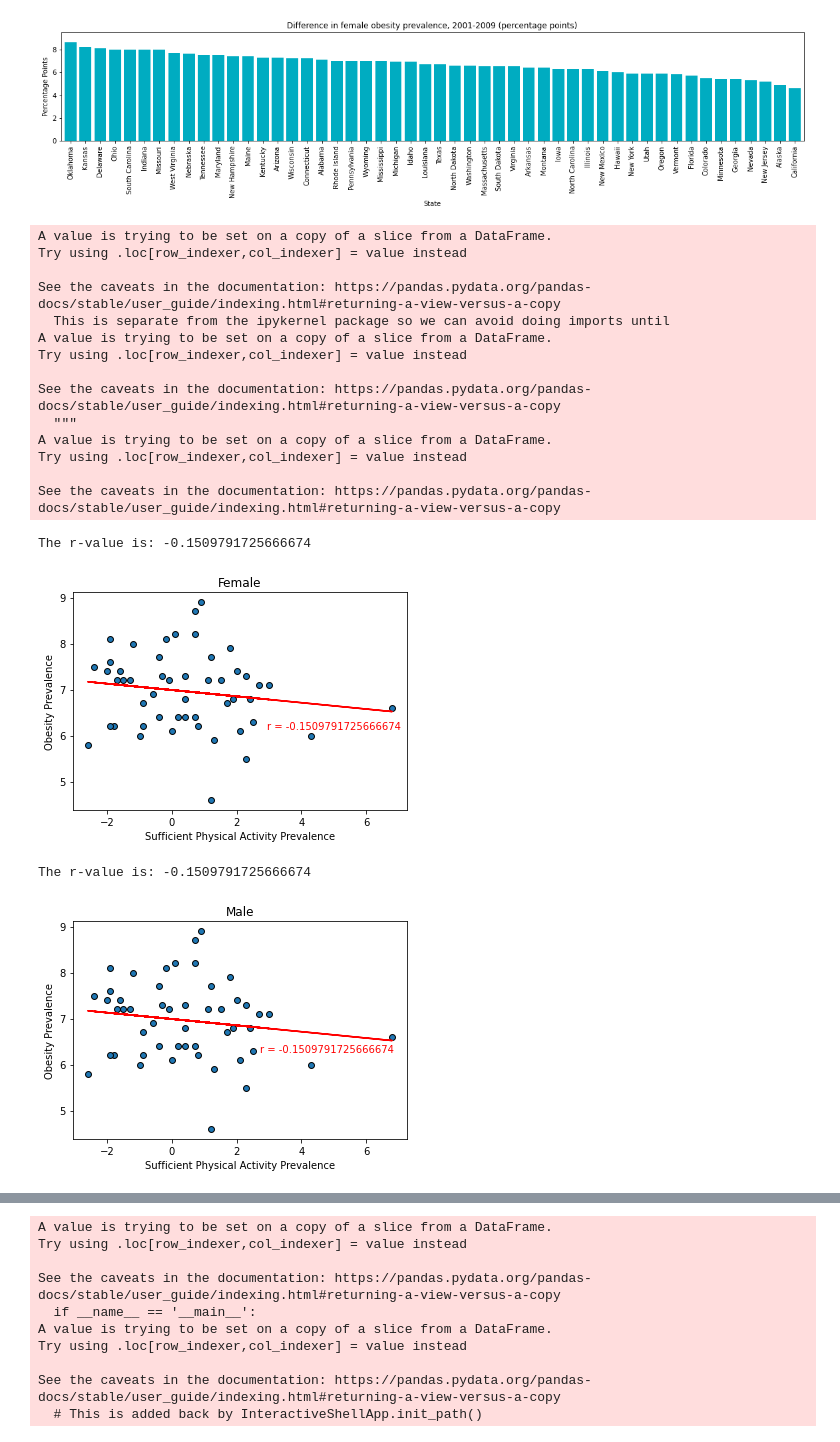
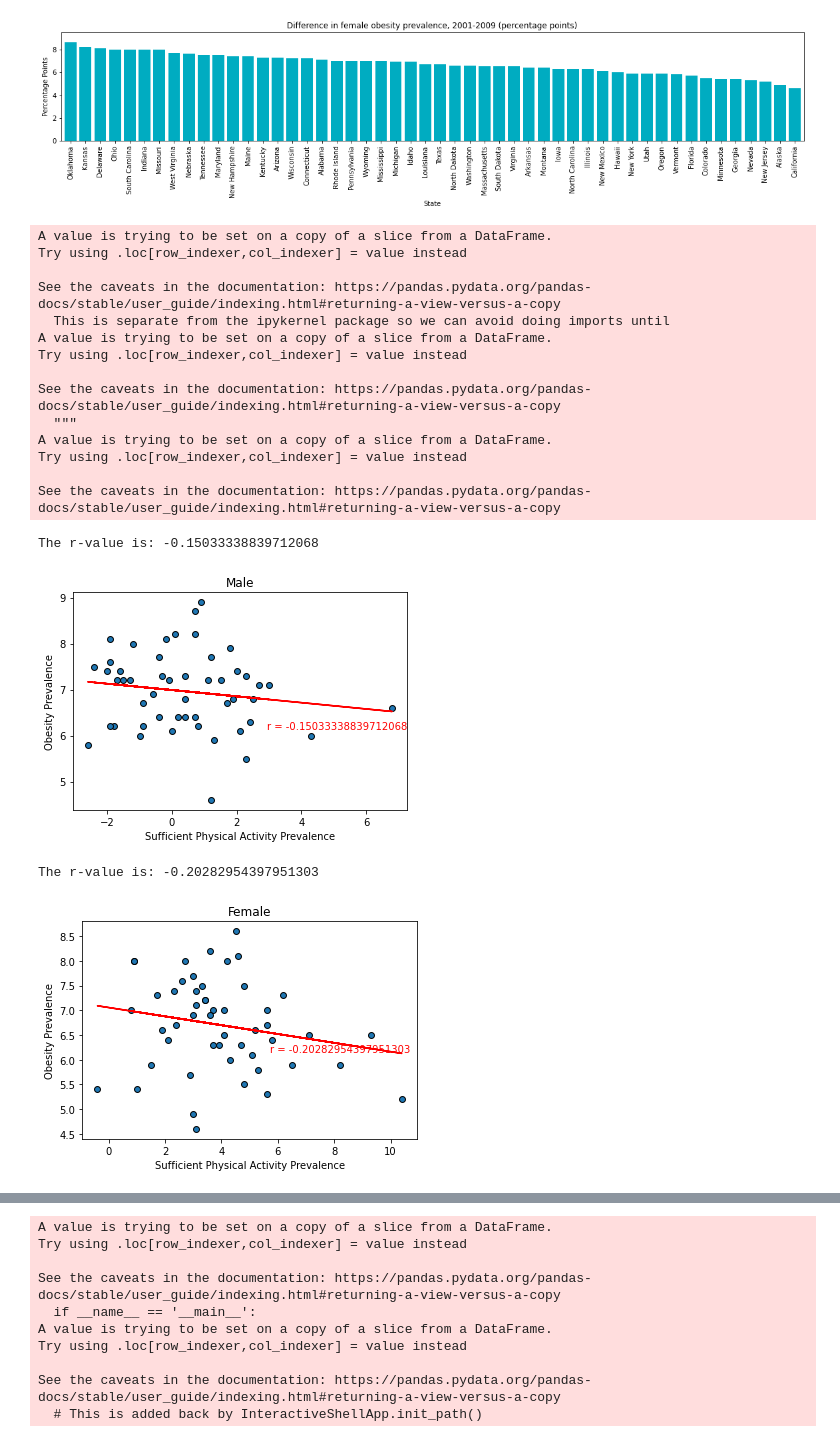
Before and after one commit to Mvillarreal88/State-of-Survival, a Jupyter notebook: Sandbox/Dillon/states-charts.ipynb, the cells around one changed output, grey strips where cells are left out. Saved outputs shown, nothing was run; the diff lists cells and outputs as text; code cells hidden in the pictures.

```diff
--- a/Sandbox/Dillon/states-charts.ipynb
+++ b/Sandbox/Dillon/states-charts.ipynb
@@ -186,7 +186,7 @@ plt.annotate(r_value,
 # set the title and axis labels
 plt.xlabel('Sufficient Physical Activity Prevalence')
 plt.ylabel('Obesity Prevalence')
-plt.title('Female')
+plt.title('Male')
 plt.savefig("output_data/Difference in Female Physical Activity Prevalence vs. Obesity Prevalence 2001-2009.png")
 
 plt.show()
@@ -205,44 +205,44 @@ A value is trying to be set on a copy of a slice from a DataFrame.
 Try using .loc[row_indexer,col_indexer] = value instead
 
 See the caveats in the documentation: https://pandas.pydata.org/pandas-docs/stable/user_guide/indexing.html#returning-a-view-versus-a-copy
-The r-value is: -0.1509791725666674
+The r-value is: -0.15033338839712068
-[figure, old version]
+[figure, new version]
 # %%
 # set x and y values
-x_values = state_PA_df["Difference in male sufficient physical activity prevalence, 2001-2009 (percentage points)"]
-y_values = state_obes_df['Difference in male obesity prevalence, 2001-2009 (percentage points)']
+x_values = state_PA_df["Difference in female sufficient physical activity prevalence, 2001-2009 (percentage points)"]
+y_values = state_obes_df['Difference in female obesity prevalence, 2001-2009 (percentage points)']
 # linear regression
 (slope, intercept, rvalue, pvalue, stderr) = linregress(x_values, y_values)
 # variable for calculation of regression line
 regress_values = x_values * slope + intercept
 # variable for equation of slope intercept
 line_eq = "y = " + str(round(slope,2)) + "x + " + str(round(intercept,2))
 print(f"The r-value is: {rvalue}")
 # scatter plot of weight and average tumor volume
 plt.scatter(x_values,y_values, edgecolors='black',s=35)
 # plot the line of the slope intercept equation
 plt.plot(x_values,regress_values,"red")
 # style the box for the equation
 le_bbox = dict(boxstyle="round,pad=0.5", fc="r", ec="k", lw='1',)
 
 r_value = f'r = {rvalue}'
 # add the equation to the plot
 plt.annotate(r_value,
             xy=(0, 1.5),
             xycoords='axes fraction',
             xytext=(0.56, .40),
             fontsize=10,
             color='red')
 # set the title and axis labels
 plt.xlabel('Sufficient Physical Activity Prevalence')
 plt.ylabel('Obesity Prevalence')
-plt.title('Male')
+plt.title('Female')
 plt.savefig("output_data/Difference in Male Physical Activity Prevalence vs. Obesity Prevalence 2001-2009.png")
 
 plt.show()
 # %% [output]
-The r-value is: -0.1509791725666674
+The r-value is: -0.20282954397951303
-[figure, old version]
+[figure, new version]
 # %%
 state_data_df = state_data_df.sort_values('Difference in female life expectancy, 1985-2010 (years)', ascending=False)
 
```
Also changed, not shown: parts of 1 cell of this notebook, 31 other files.
